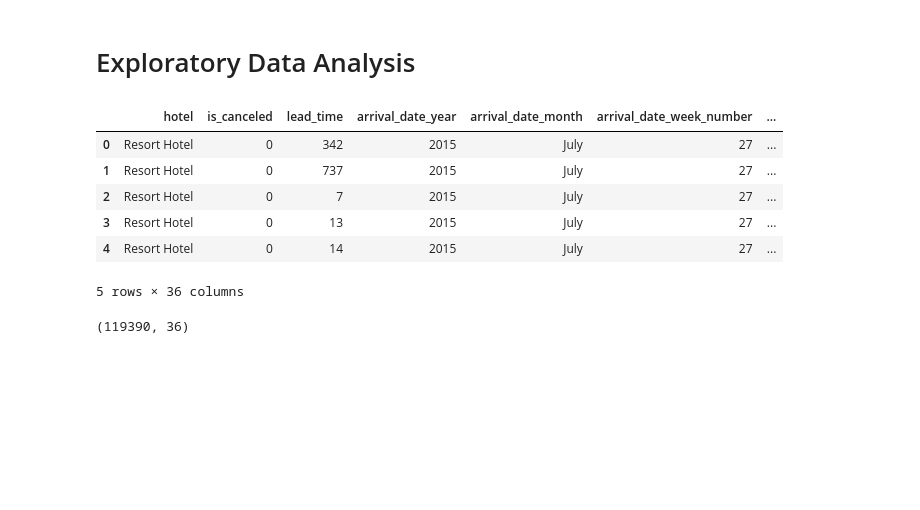
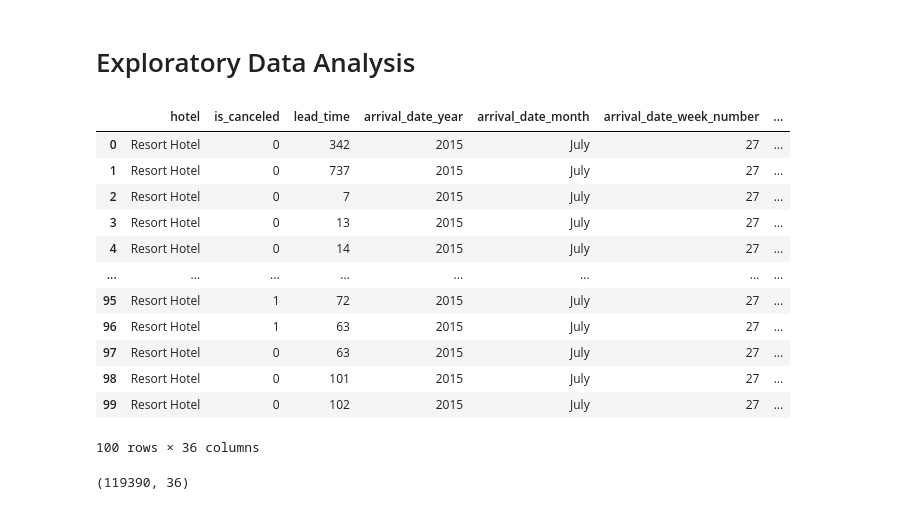
Before and after one commit to kshitijverma90/HotelBookingAnalysis, a Jupyter notebook: DataAnanlysis.ipynb, the cells around one changed output. Drawn from its saved outputs; the diff is of its cells as text; code cells hidden in the pictures; blank space fills up the shorter version.

```diff
--- a/DataAnanlysis.ipynb
+++ b/DataAnanlysis.ipynb
@@ -13,15 +13,21 @@ df=pd.read_csv('hotel_booking.csv')
 # %% [markdown]
 # Exploratory Data Analysis
 # %%
-df.head()
+df.head(100)
 # %% [output]
 |  | hotel | is_canceled | lead_time | arrival_date_year | arrival_date_month | arrival_date_week_number | ... |
 | 0 | Resort Hotel | 0 | 342 | 2015 | July | 27 | ... |
 | 1 | Resort Hotel | 0 | 737 | 2015 | July | 27 | ... |
 | 2 | Resort Hotel | 0 | 7 | 2015 | July | 27 | ... |
 | 3 | Resort Hotel | 0 | 13 | 2015 | July | 27 | ... |
 | 4 | Resort Hotel | 0 | 14 | 2015 | July | 27 | ... |
+| ... | ... | ... | ... | ... | ... | ... | ... |
+| 95 | Resort Hotel | 1 | 72 | 2015 | July | 27 | ... |
+| 96 | Resort Hotel | 1 | 63 | 2015 | July | 27 | ... |
+| 97 | Resort Hotel | 0 | 63 | 2015 | July | 27 | ... |
+| 98 | Resort Hotel | 0 | 101 | 2015 | July | 27 | ... |
+| 99 | Resort Hotel | 0 | 102 | 2015 | July | 27 | ... |
-5 rows × 36 columns
+100 rows × 36 columns
 # %%
 df.shape
 # %% [output]
```
Also changed, not shown: parts of 25 cells of this notebook.
